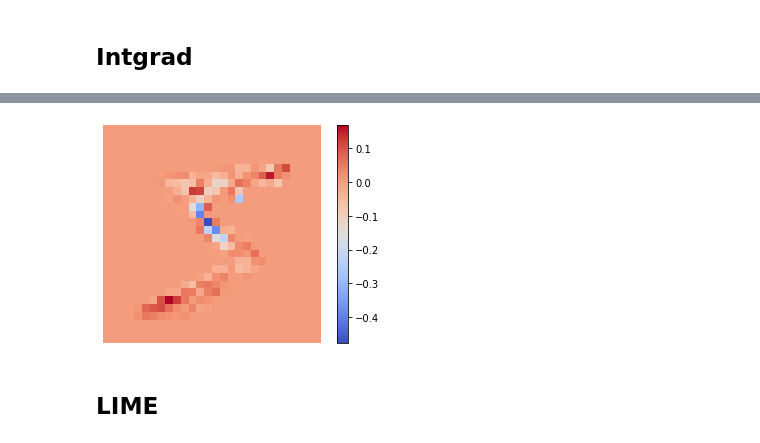
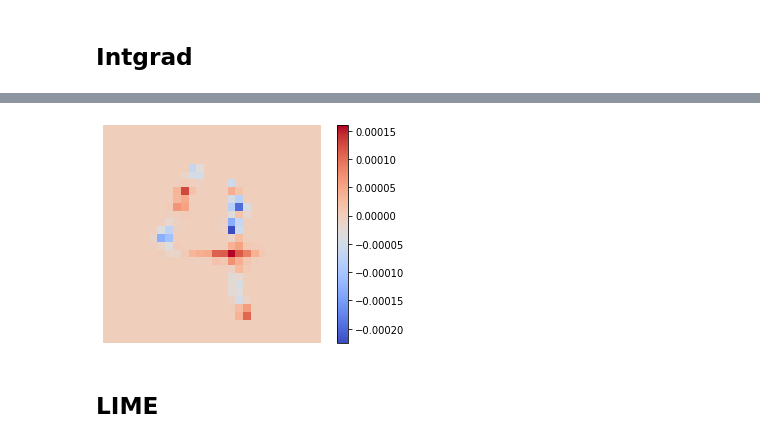
Before and after one commit to rinziv/XAI_lib_HAI-net_Tutorial, a Jupyter notebook: Images_Usage_Examples_MNIST.ipynb, the cells around one changed output, grey strips where cells are left out. Saved outputs shown, nothing was run; the diff lists cells and outputs as text; code cells hidden in the pictures.

```diff
--- a/Images_Usage_Examples_MNIST.ipynb
+++ b/Images_Usage_Examples_MNIST.ipynb
@@ -104,0 +116,5 @@ Net(
+# %%
+idx = 24
+image = MNIST_x_data_test[idx]
+plt.imshow(image,cmap='gray')
+plt.axis('off');
@@ -120,7 +138,7 @@ ig = IntgradImageExplainer(MNIST_CNN)
 ig.fit()
 
 # 3) Select the image we want to give an explanation for
-image = MNIST_x_data_train[0]
+#image = MNIST_x_data_test[idx]
 
 # 4a) Preprocessing function: function that takes as input an image and return the correct format for the black box
 def preprocessing(image):
@@ -128,16 +146,16 @@ def preprocessing(image):
 
 # 4b) Predict Function of our black box: It needs to take as input the output of preprocessing and return an array of probabilities of classes with shape (-1,num_classes)
 def predict(image):
     return MNIST_CNN(image)
 
 # 5) Explain an Instance
 scores = ig.explain(image, 5, 'black', preprocessing, predict, model_type='pytorch')
 
 plt.imshow(scores[:,:,0],cmap='coolwarm')
 plt.colorbar()
 plt.axis('off');
 # %% [output]
-[figure, old version]
+[figure, new version]
 # %% [markdown]
 ## LIME
 # %% [markdown]
```
Also changed, not shown: parts of 25 cells of this notebook, 5 other files.
